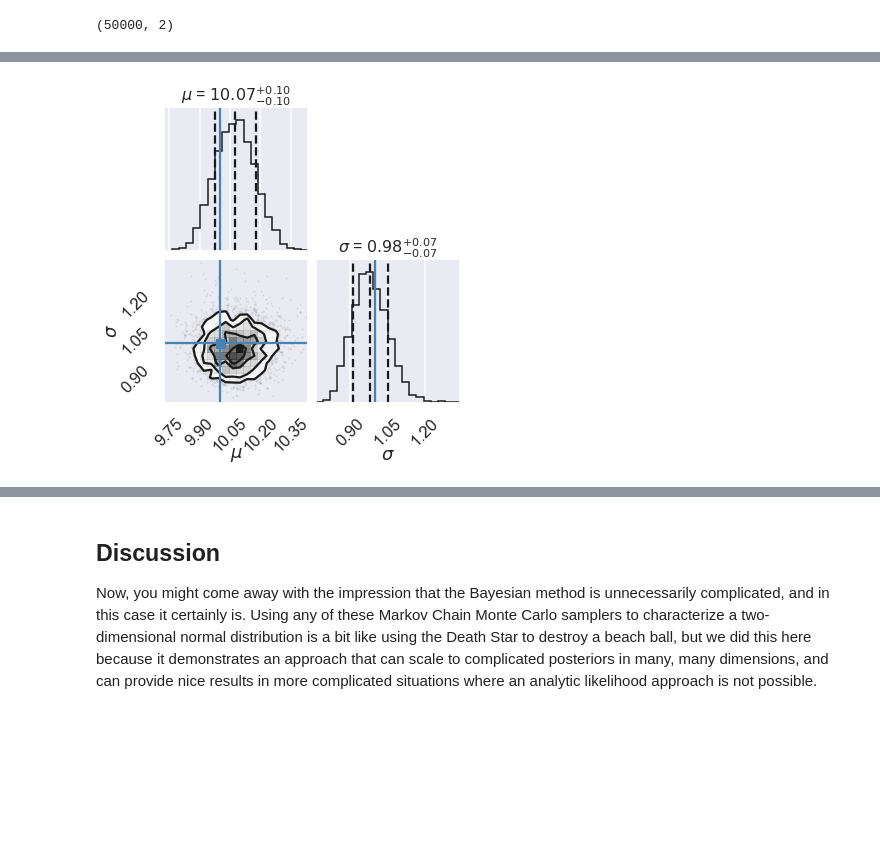
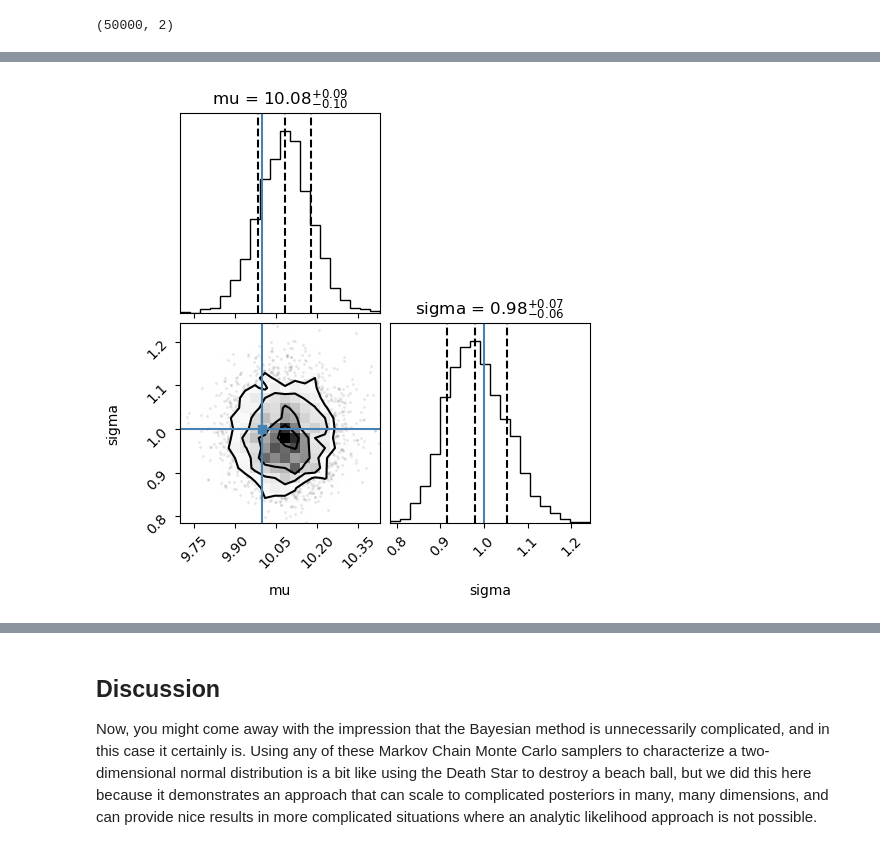
Before and after one commit to buqeye/LearningFromData, a Jupyter notebook: LectureNotes/_build/jupyter_execute/notebooks/Parameter_estimation/parameter_estimation_Gaussian_noise_compare_samplers.ipynb, the cells around one changed output, grey strips where cells are left out. Cells and saved outputs as stored; diff of their text form; code cells hidden in the pictures; blank space fills up the shorter version.

```diff
--- a/LectureNotes/_build/jupyter_execute/notebooks/Parameter_estimation/parameter_estimation_Gaussian_noise_compare_samplers.ipynb
+++ b/LectureNotes/_build/jupyter_execute/notebooks/Parameter_estimation/parameter_estimation_Gaussian_noise_compare_samplers.ipynb
@@ -19,7 +19,9 @@ import numpy as np
 import matplotlib.pyplot as plt
 %matplotlib inline
 
+from scipy import stats
+
 # Not really needed, but nicer plots
-import seaborn as sns
-sns.set()
-sns.set_context("talk")
+# import seaborn as sns
+# sns.set()
+# sns.set_context("talk")
@@ -439,7 +440,7 @@ map_estimate
  'sigma': array(0.9670395)}
 # %%
 with Gaussian_model:
-    trace_NUTS = pm.sample(1000, tune=1000, return_inferencedata=False)
+    trace_NUTS = pm.sample(1000, tune=1000, return_inferencedata=True)
     az.plot_trace(trace_NUTS);
     display(az.summary(trace_NUTS))
 # %% [output]
@@ -456,10 +457,9 @@ Sampling 4 chains for 1_000 tune and 1_000 draw iterations (4_000 + 4_000 draws
 # %%
-samples = np.vstack([trace_NUTS[k] for k in ["mu", "sigma"]]).T
-corner.corner(samples, labels=["$\mu$", "$\sigma$"],
-              truths=[mu_true, sigma_true], quantiles=[0.16, 0.5, 0.84],
-              show_titles=True, title_kwargs={"fontsize": 16});
+pymc_names = ["mu", "sigma"]
+corner.corner(trace_NUTS, var_names=pymc_names, truths=[mu_true, sigma_true], quantiles=[0.16, 0.5, 0.84],
+              show_titles=True);
 # %% [output]
-[figure, old version]
+[figure, new version]
 # %%
 with Gaussian_model:
     az.plot_pair(trace_NUTS,
```
Also changed, not shown: parts of 15 cells of this notebook, 26 other files.
